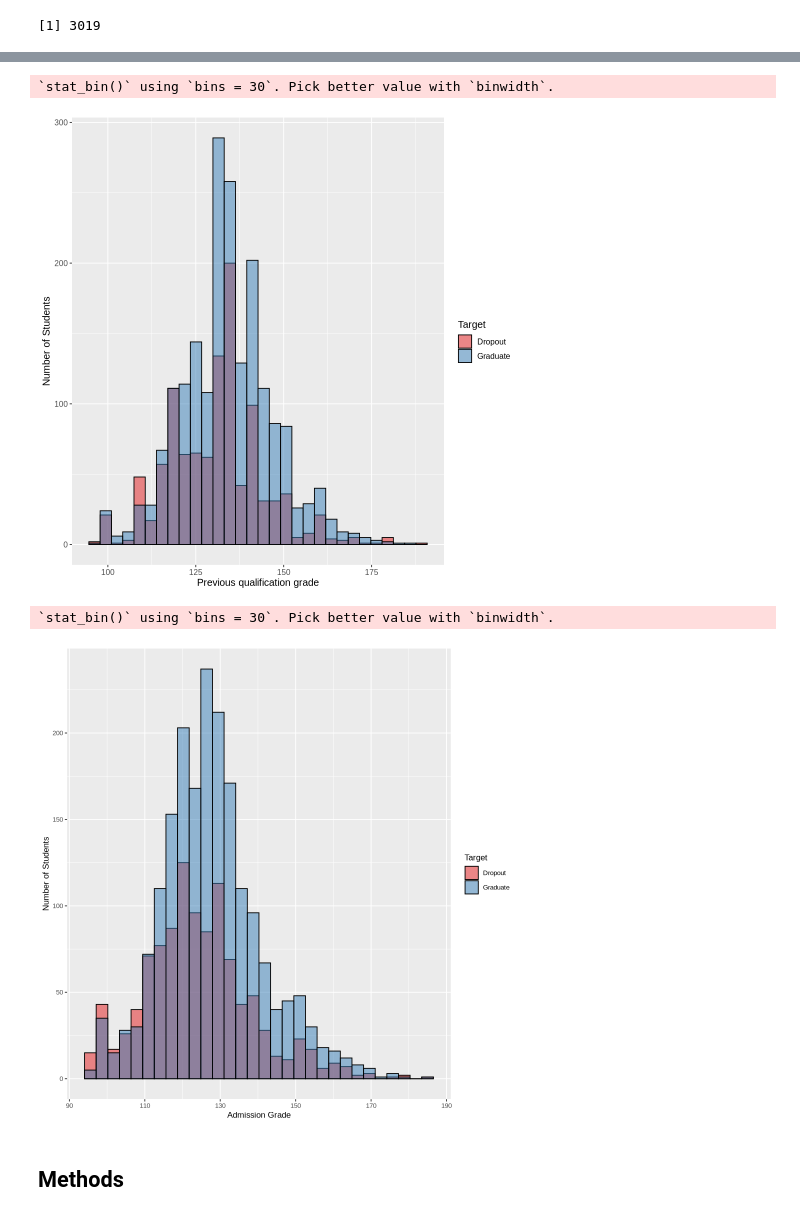
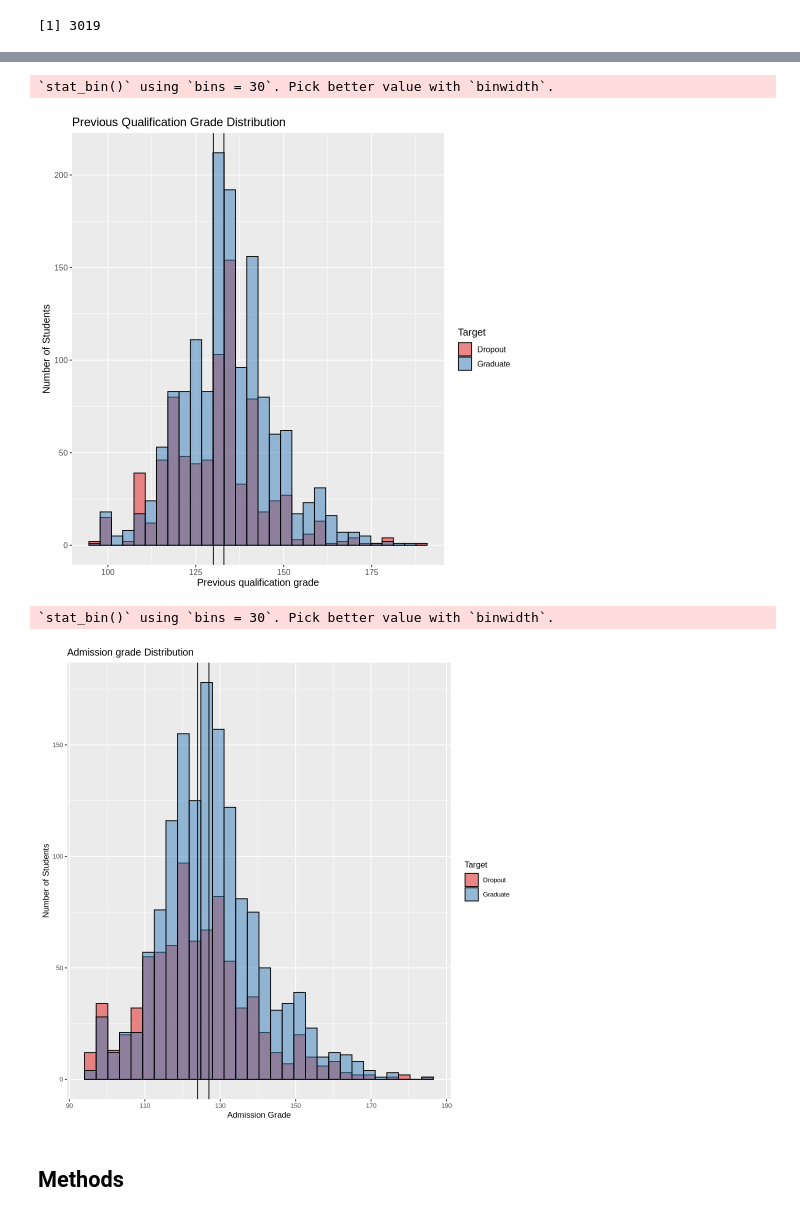
Before and after one commit to jternier/dsci_100_project, a Jupyter notebook: tidy_data/tidy_data.ipynb, the cells around one changed output, grey strips where cells are left out. Drawn from its saved outputs; the diff is of its cells as text; code cells hidden in the pictures.

```diff
--- a/tidy_data/tidy_data.ipynb
+++ b/tidy_data/tidy_data.ipynb
@@ -96,27 +136,33 @@ library(RColorBrewer)
 # %%
 options(repr.plot.width = 8, repr.plot.height = 8)
-grade_plot <- tidy_data |>
+grade_plot <- dropout_training |>
   ggplot(aes(x = Previous_qualification_grade, fill = Target)) +
   geom_histogram(color = 'black', alpha = 0.5, position = "identity") +
-  labs( x = "Previous qualification grade", y = "Number of Students", fill = "Target") +
+  geom_vline(xintercept = 130 ) +
+  geom_vline(xintercept = 133 ) +
+labs( x = "Previous qualification grade", y = "Number of Students", fill = "Target") +
   scale_fill_brewer(palette = 'Set1') +
-theme(text = element_text(size = 12))
+theme(text = element_text(size = 12))+
+ggtitle("Previous Qualification Grade Distribution")
 grade_plot
 # %% [output]
 `stat_bin()` using `bins = 30`. Pick better value with `binwidth`.
-[figure, old version]
+[figure, new version]
 # %%
 options(repr.plot.width = 8, repr.plot.height = 8)
-grade_plot <- tidy_data |>
+grade_plot <- dropout_training |>
   ggplot(aes(x = Admission_grade, fill = Target)) +
   geom_histogram(color = 'Black', alpha = 0.5, position = "identity") +
+  geom_vline(xintercept = 124) +
+  geom_vline(xintercept = 127) +
   labs( x = "Admission Grade", y = "Number of Students", fill = "Target") +
-  scale_fill_brewer(palette = 'Set1') +
-theme(text = element_text(size = 10))
+scale_fill_brewer(palette = 'Set1') +
+theme(text = element_text(size = 10)) +
+ggtitle("Admission grade Distribution")
 grade_plot
 # %% [output]
 `stat_bin()` using `bins = 30`. Pick better value with `binwidth`.
-[figure, old version]
+[figure, new version]
 # %% [markdown]
 ## Methods
 # %% [markdown]
```
Also changed, not shown: parts of 5 cells of this notebook.
